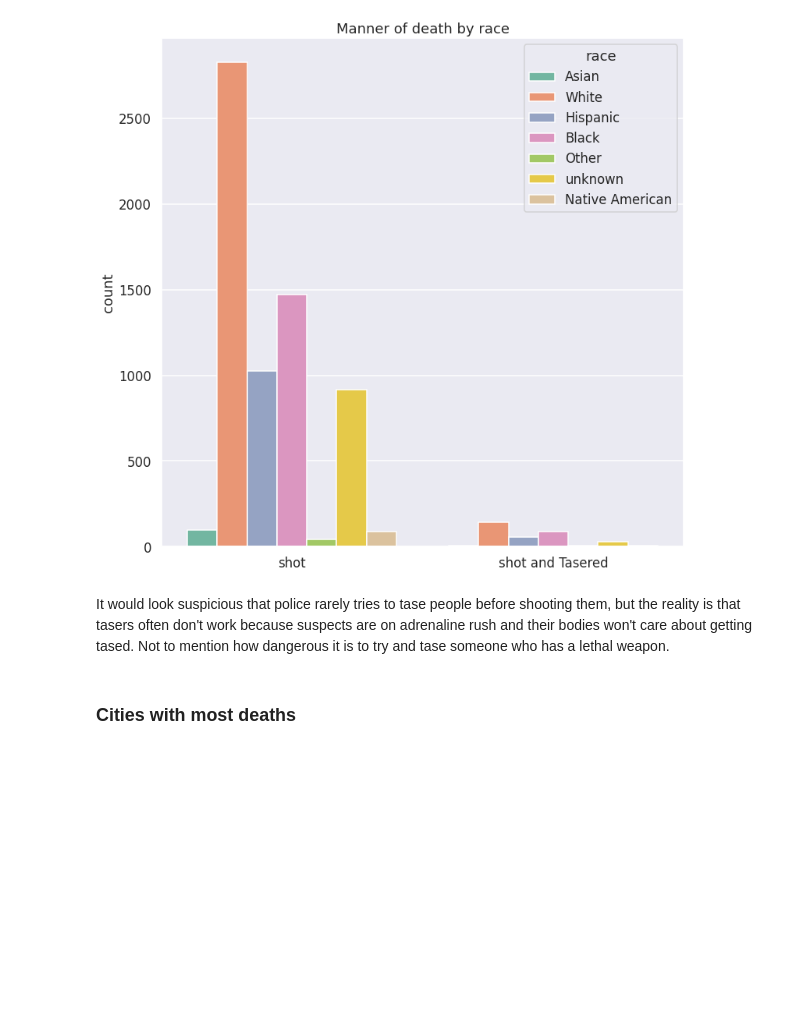
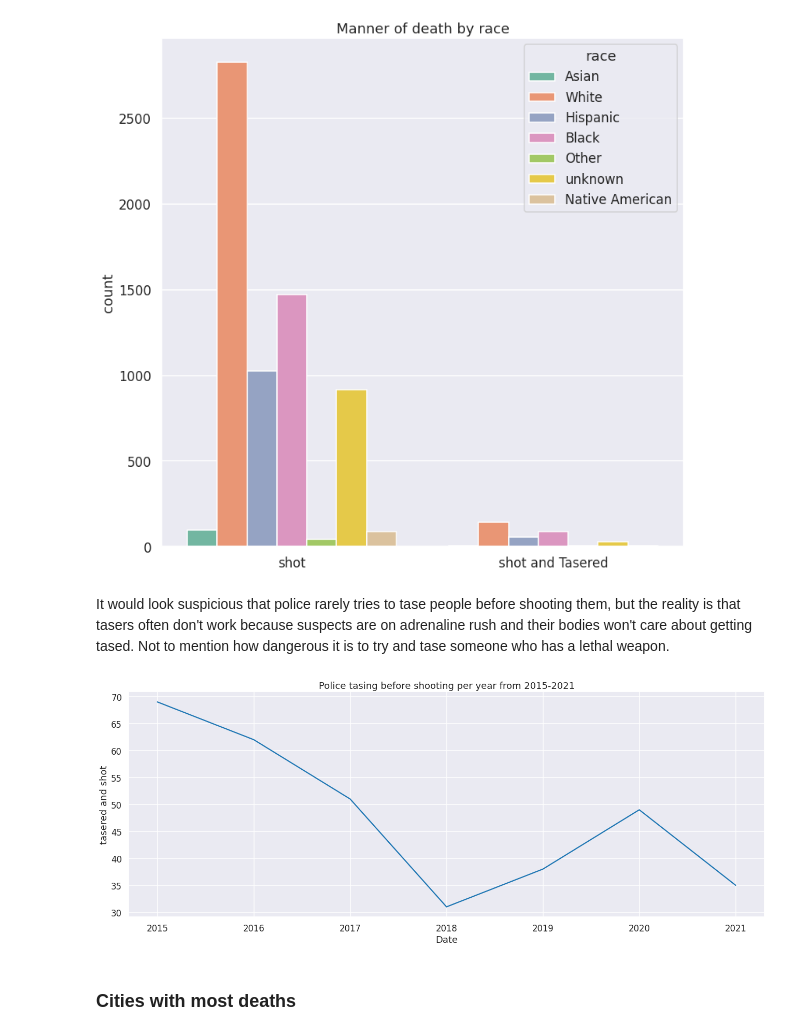
Before and after one commit to NerijusSh/data-police-shootings, a Jupyter notebook: 141.ipynb, the cells around one changed output. Drawn from its saved outputs; the diff is of its cells as text; code cells hidden in the pictures; blank space fills up the shorter version.

```diff
--- a/141.ipynb
+++ b/141.ipynb
@@ -611,6 +615,21 @@ plt.show()
 [figure]
 # %% [markdown]
 It would look suspicious that police rarely tries to tase people before shooting them, but the reality is that tasers often don't work because suspects are on adrenaline rush and their bodies won't care about getting tased. Not to mention how dangerous it is to try and tase someone who has a lethal weapon.
+# %%
+tased_grp=shootings_df.groupby('manner_of_death').get_group('shot and Tasered')
+tased_series_y=tased_grp.resample(rule='Y', on='date')['id'].count()
+tased_series_y.index=tased_series_y.index.year
+# %%
+fig=plt.figure(figsize=(22,8))
+
+sns.lineplot(data=tased_series_y, x=tased_series_y.index, y=tased_series_y)
+
+plt.ylabel('tasered and shot')
+plt.xlabel('Date')
+plt.title('Police tasing before shooting per year from 2015-2021')
+plt.show()
+# %% [output]
+[figure, added]
 # %% [markdown]
 ### Cities with most deaths
 # %%
```
Also changed, not shown: parts of 23 cells of this notebook.
